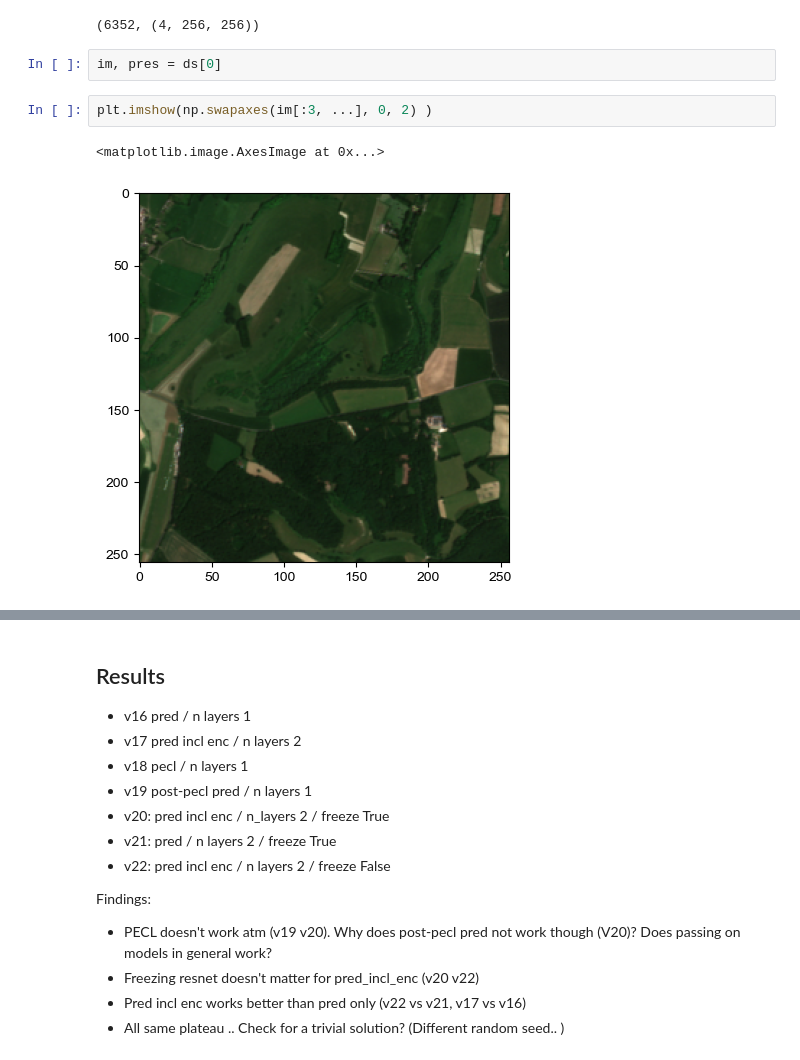
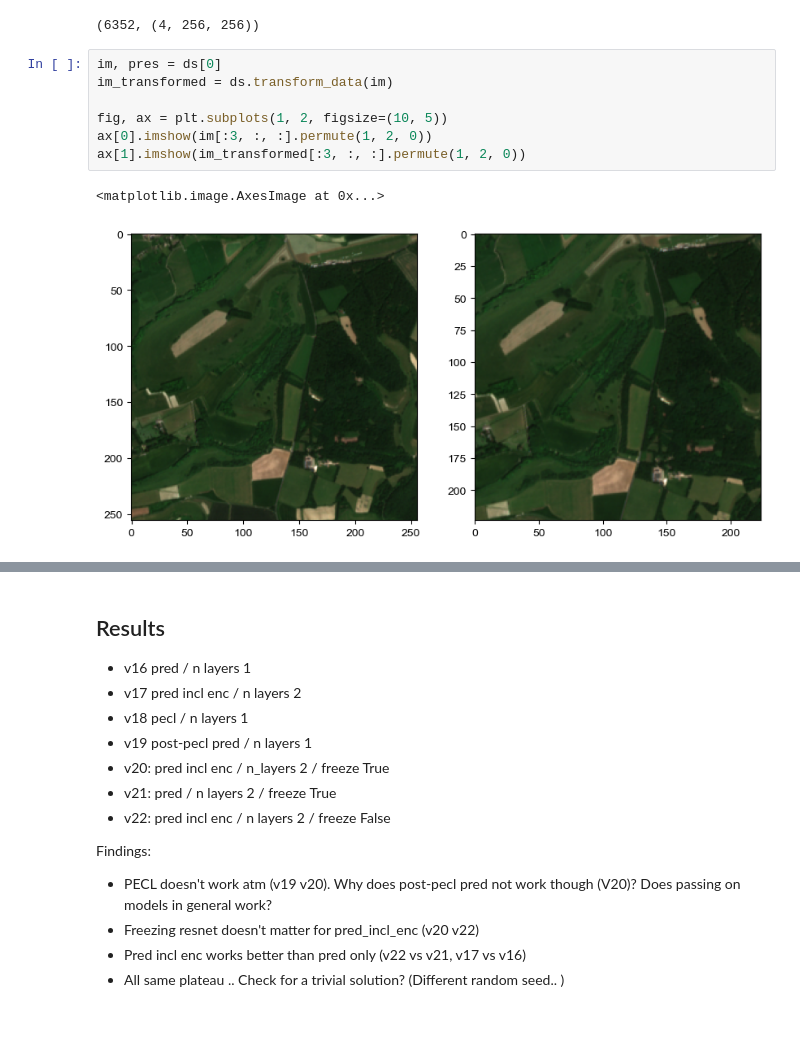
Before and after one commit to vdplasthijs/PECL, a Jupyter notebook: notebooks/try-out/Explore PECL model.ipynb, the cells around one changed output, grey strips where cells are left out. Saved outputs shown, nothing was run; the diff lists cells and outputs as text; blank space fills up the shorter version.

```diff
--- a/notebooks/try-out/Explore PECL model.ipynb
+++ b/notebooks/try-out/Explore PECL model.ipynb
@@ -81,13 +110,16 @@ im = pem.load_tiff(path_ex_im_bms)
 im.max(), im.shape
 # %% [output]
 (6352, (4, 256, 256))
-# %%
-im, pres = ds[0]
-# %%
-plt.imshow(np.swapaxes(im[:3, ...], 0, 2) )
-# %% [output]
-<matplotlib.image.AxesImage at 0x...>
-[figure, removed]
+# %%
+im, pres = ds[0]
+im_transformed = ds.transform_data(im)
+
+fig, ax = plt.subplots(1, 2, figsize=(10, 5))
+ax[0].imshow(im[:3, :, :].permute(1, 2, 0))
+ax[1].imshow(im_transformed[:3, :, :].permute(1, 2, 0))
+# %% [output]
+<matplotlib.image.AxesImage at 0x...>
+[figure, added]
 # %%
 im_enc = pem.ImageEncoder(n_species=ds.n_species, n_bands=4, freeze_resnet=True,
                           class_weights=ds.weights_values)
```
Also changed, not shown: parts of 17 cells of this notebook, 1 other file.
